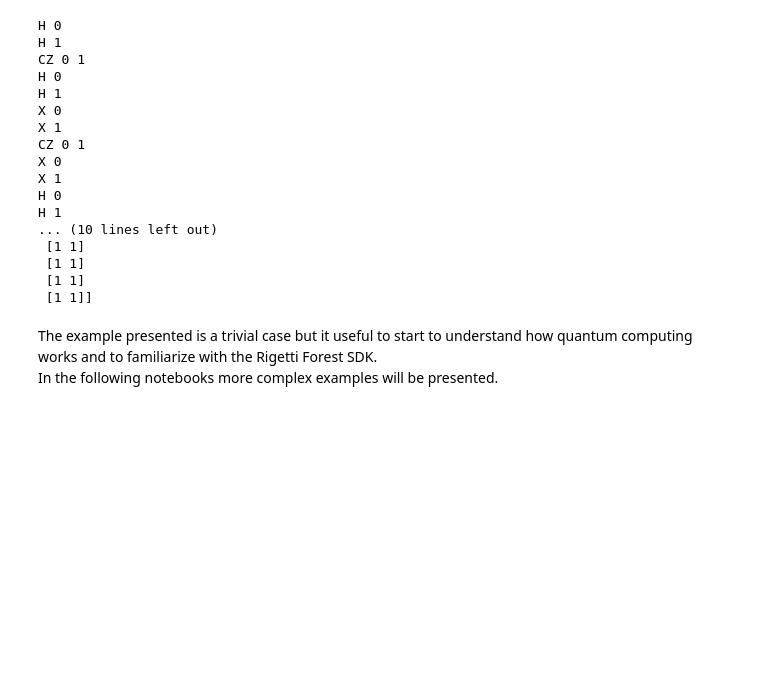
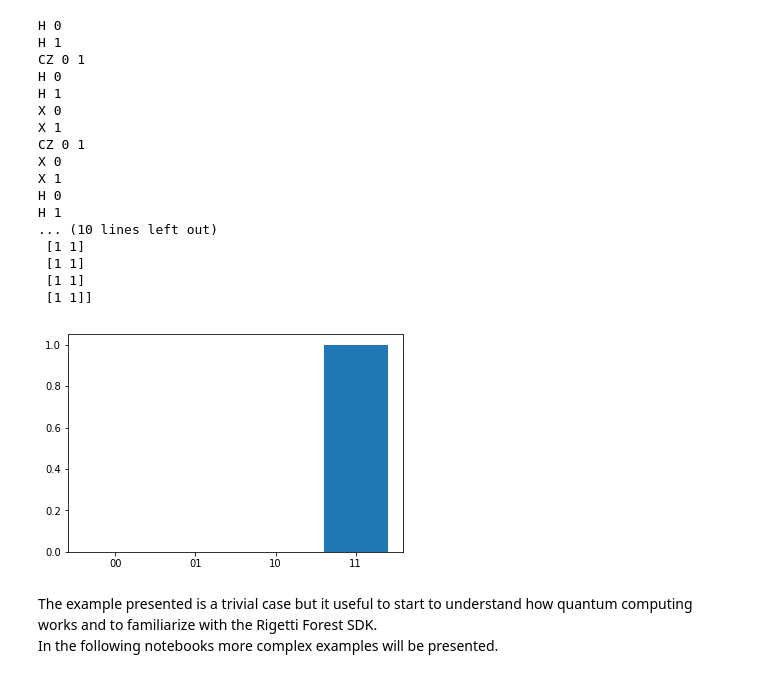
Before and after one commit to zommiommy/quantum_research, a Jupyter notebook: Grover/2_grover_rigetti_2qubits.ipynb, the cells around one changed output. Cells and saved outputs as stored; diff of their text form; code cells hidden in the pictures; blank space fills up the shorter version.

```diff
--- a/Grover/2_grover_rigetti_2qubits.ipynb
+++ b/Grover/2_grover_rigetti_2qubits.ipynb
@@ -235,6 +270,10 @@ H 1
  [1 1]
  [1 1]
  [1 1]]
+# %%
+plot_result(result, n_qubits)
+# %% [output]
+[figure, added]
 # %% [markdown]
 The example presented is a trivial case but it useful to start to understand how quantum computing works and to familiarize with the Rigetti Forest SDK.<br>
 In the following notebooks more complex examples will be presented.
```
Also changed, not shown: parts of 7 cells of this notebook, 2 other files.
